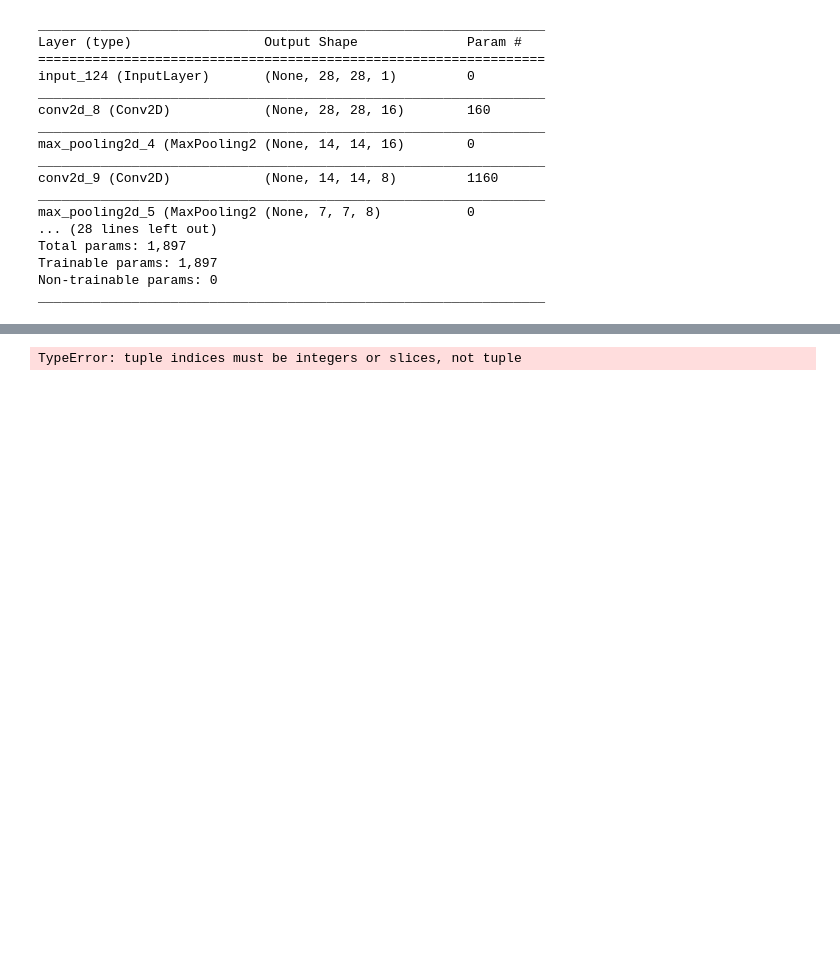
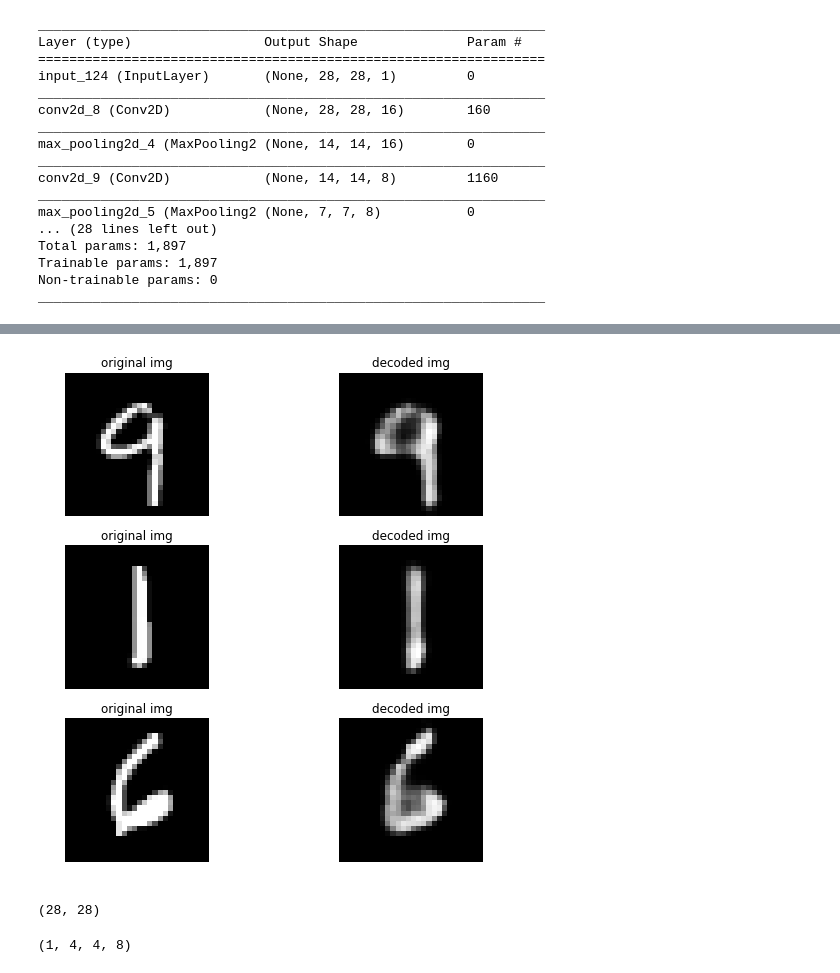
Before and after one commit to frhyme/frhyme.github.io, a Jupyter notebook: _posts/personal_ipynb/180624-autoencoder.ipynb, the cells around one changed output, grey strips where cells are left out. Drawn from its saved outputs; the diff is of its cells as text; code cells hidden in the pictures; blank space fills up the shorter version.

```diff
--- a/_posts/personal_ipynb/180624-autoencoder.ipynb
+++ b/_posts/personal_ipynb/180624-autoencoder.ipynb
@@ -294,6 +294,6 @@ _________________________________________________________________
 x_train_img = x_train.reshape(len(x_train), 28, 28, 1)
 
 autoencoder_convolution.fit(x_train_img, x_train_img,
-                            epochs=5, batch_size=500, verbose=1,
+                            epochs=10, batch_size=500, verbose=1,
                            )
 # %% [output]
@@ -307,18 +321,23 @@ Epoch 4/5
 # %%
 ks = [8, 12, 3]
-f, axes = plt.subplots(3, 3, figsize=(9, 9))
+f, axes = plt.subplots(3, 2, figsize=(9, 9))
 for i, k in enumerate(ks):
     axes[i][0].imshow(x_train_img[[k], :].reshape(28, 28), cmap=plt.cm.gray)
     axes[i][0].set_title('original img')
     axes[i][0].axis('off')
-    axes[i][1].imshow(encoder_convolution.predict(x_train_img[[k], :]).reshape(6,6), cmap=plt.cm.gray)
-    axes[i][1].set_title('encoded img')
+    axes[i][1].imshow(decoder_convolution.predict(encoder_convolution.predict(x_train_img[[k], :])).reshape(28,28),
+               cmap=plt.cm.gray)
+    axes[i][1].set_title('decoded img')
     axes[i][1].axis('off')
-    axes[i][2].imshow(decoder_convolution.predict(encoder_convolution.predict(x_train_img[[k], :])).reshape(28,28),
-               cmap=plt.cm.gray)
-    axes[i][2].set_title('decoded img')
-    axes[i][2].axis('off')
 plt.savefig('../../assets/images/markdown_img/180625_autoencoder_convolutional.svg')
 plt.show()
 # %% [output]
-TypeError: tuple indices must be integers or slices, not tuple
+[figure, added]
+# %%
+x_train_img[1].reshape(28, 28).shape
+# %% [output]
+(28, 28)
+# %%
+encoder_convolution.predict(x_train_img[[1]]).reshape(shape
+# %% [output]
+(1, 4, 4, 8)
```
Also changed, not shown: parts of 1 cell of this notebook, 3 other files.
